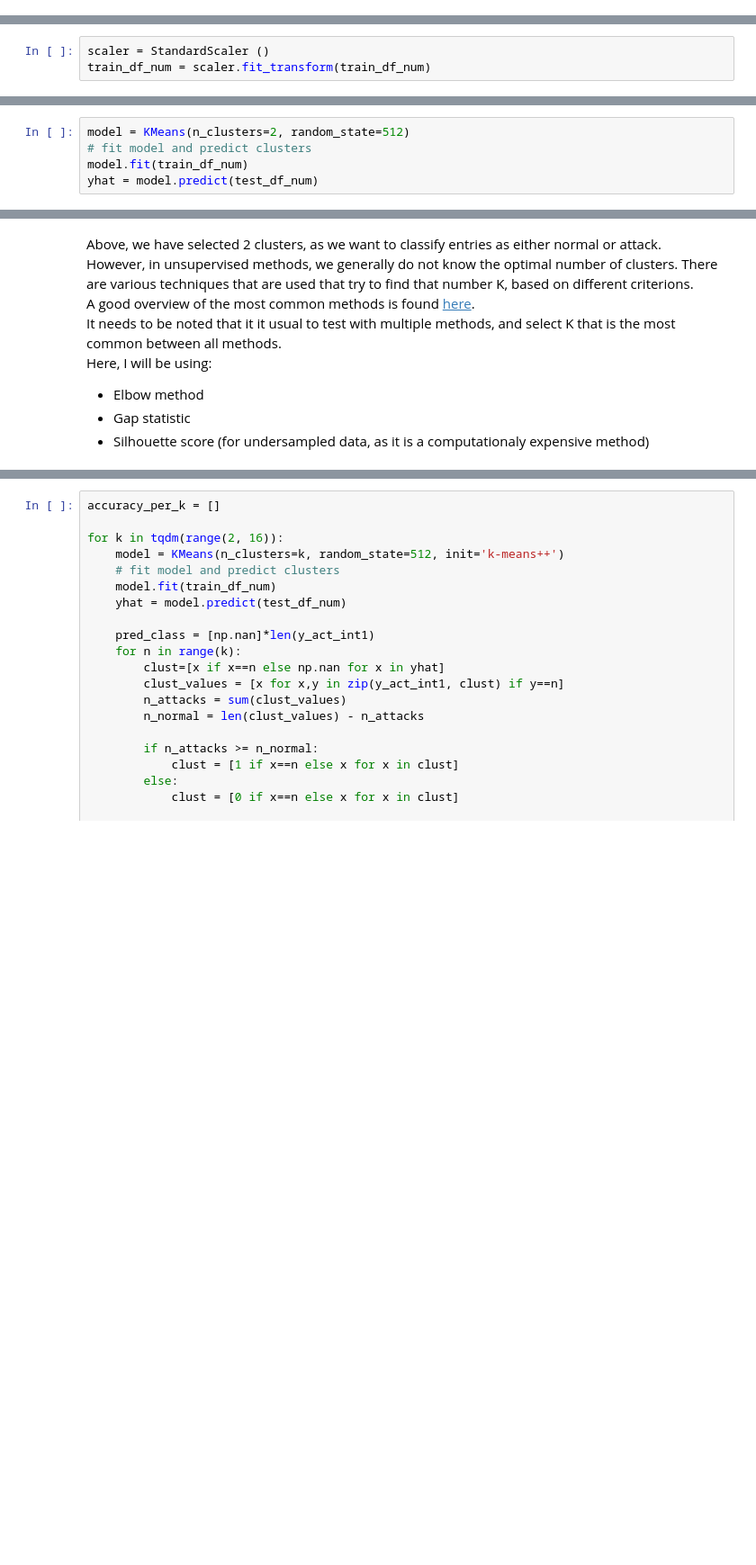
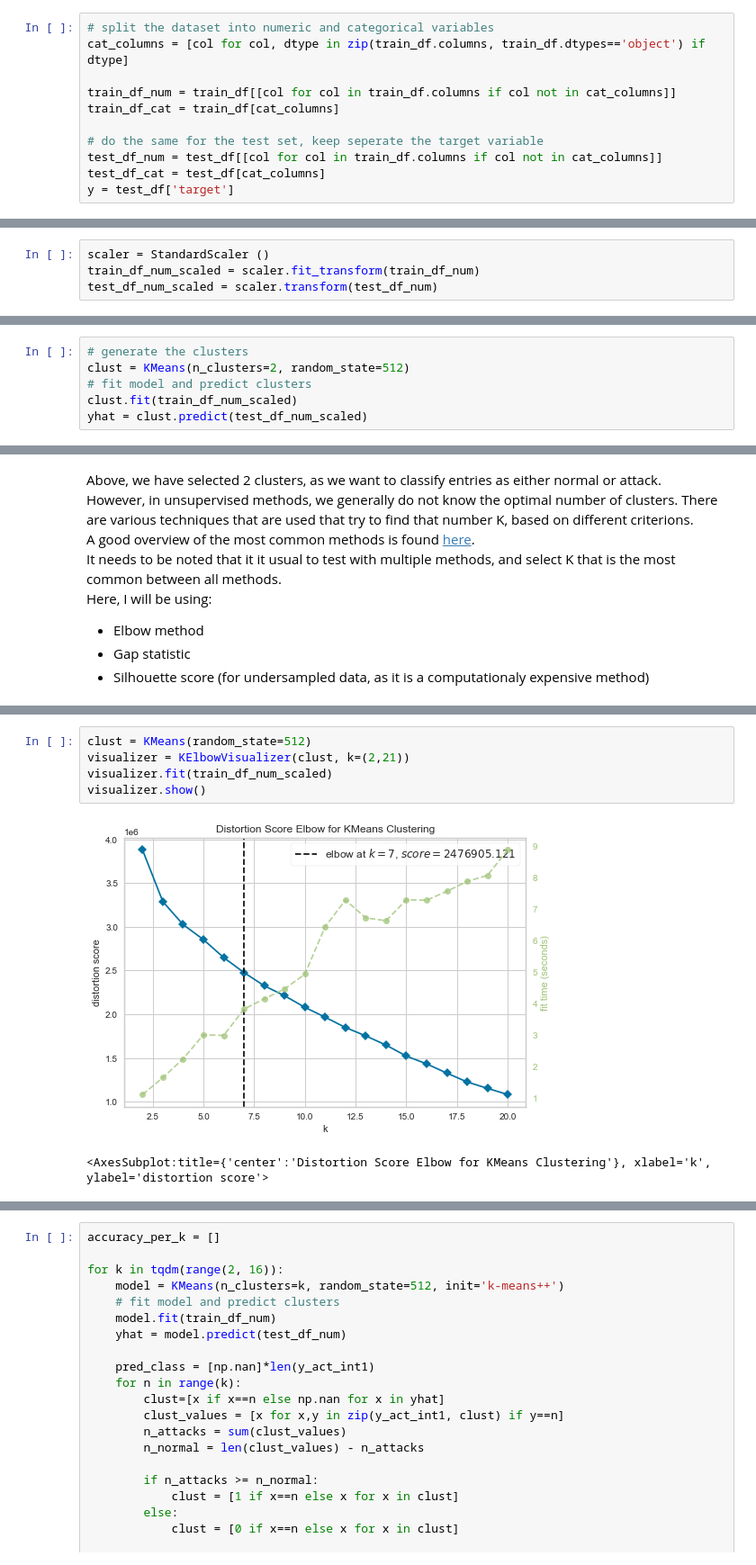
Before and after one commit to foukonana/MSc_MachineLearning_Asgmts, a Jupyter notebook: Assignments/Final/intrusion_detection.ipynb, the cells around one changed output, grey strips where cells are left out. Shown: that part at 90% size. Saved outputs shown, nothing was run; the diff lists cells and outputs as text; blank space fills up the shorter version.

```diff
--- a/Assignments/Final/intrusion_detection.ipynb
+++ b/Assignments/Final/intrusion_detection.ipynb
@@ -81,0 +64,11 @@ We can reduce the dimensions of the dataset using a dimensionality reduction tec
+# %%
+# split the dataset into numeric and categorical variables
+cat_columns = [col for col, dtype in zip(train_df.columns, train_df.dtypes=='object') if dtype]
+
+train_df_num = train_df[[col for col in train_df.columns if col not in cat_columns]]
+train_df_cat = train_df[cat_columns]
+
+# do the same for the test set, keep seperate the target variable
+test_df_num = test_df[[col for col in train_df.columns if col not in cat_columns]]
+test_df_cat = test_df[cat_columns]
+y = test_df['target']
@@ -82,3 +86,4 @@ We can reduce the dimensions of the dataset using a dimensionality reduction tec
 # %%
 scaler = StandardScaler ()
-train_df_num = scaler.fit_transform(train_df_num)
+train_df_num_scaled = scaler.fit_transform(train_df_num)
+test_df_num_scaled = scaler.transform(test_df_num)
@@ -89,5 +90,6 @@ test_df_num = scaler.transform(test_df_num)
 # %%
-model = KMeans(n_clusters=2, random_state=512)
+# generate the clusters
+clust = KMeans(n_clusters=2, random_state=512)
 # fit model and predict clusters
-model.fit(train_df_num)
-yhat = model.predict(test_df_num)
+clust.fit(train_df_num_scaled)
+yhat = clust.predict(test_df_num_scaled)
@@ -149,0 +121,8 @@ yhat = model.predict(test_df_num)
+# %%
+clust = KMeans(random_state=512)
+visualizer = KElbowVisualizer(clust, k=(2,21))
+visualizer.fit(train_df_num_scaled)
+visualizer.show()
+# %% [output]
+[figure, added]
+<AxesSubplot:title={'center':'Distortion Score Elbow for KMeans Clustering'}, xlabel='k', ylabel='distortion score'>
```
Also changed, not shown: parts of 41 cells of this notebook.
